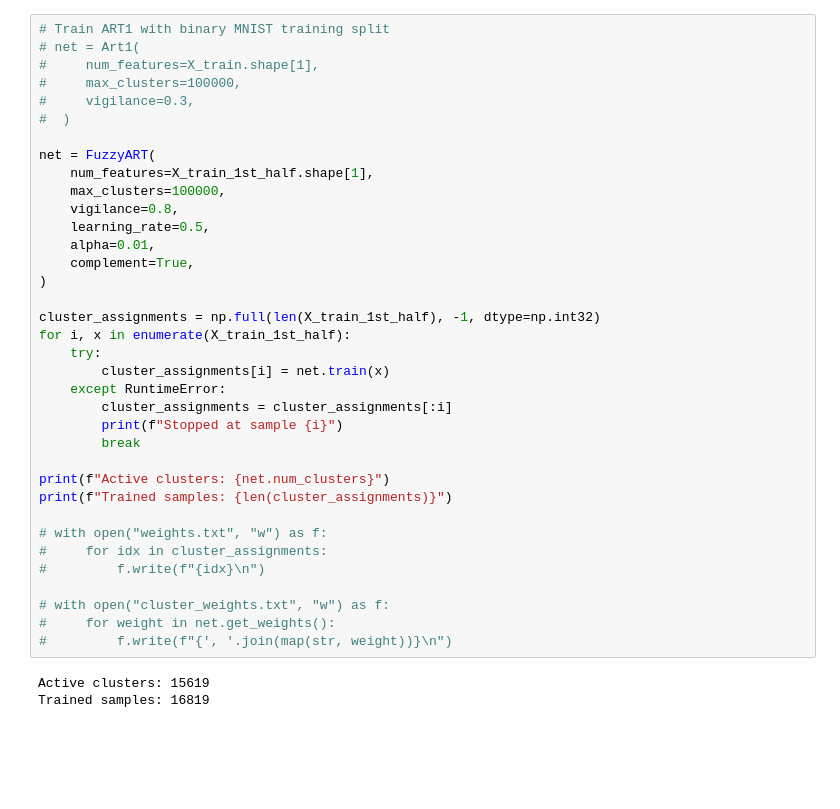
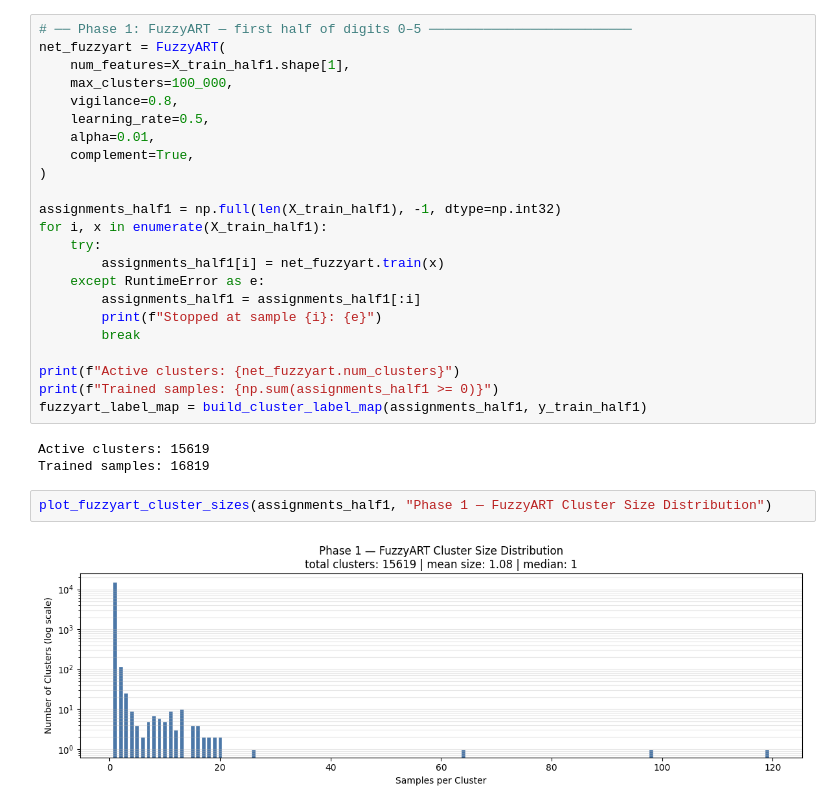
Before and after one commit to lsalatiel/art-epnn_neural-network-study, a Jupyter notebook: mnist_art.ipynb, the cells around one changed output. Cells and saved outputs as stored; diff of their text form; blank space fills up the shorter version.

```diff
--- a/mnist_art.ipynb
+++ b/mnist_art.ipynb
@@ -602,40 +666,31 @@ y_train_2nd_half = y_train[len(y_train) // 2:]
 # %%
-# Train ART1 with binary MNIST training split
-# net = Art1(
-#     num_features=X_train.shape[1],
-#     max_clusters=100000,
-#     vigilance=0.3,
-#  )
-
-net = FuzzyART(
-    num_features=X_train_1st_half.shape[1],
-    max_clusters=100000,
+# ── Phase 1: FuzzyART — first half of digits 0–5 ──────────────────────────
+net_fuzzyart = FuzzyART(
+    num_features=X_train_half1.shape[1],
+    max_clusters=100_000,
     vigilance=0.8,
     learning_rate=0.5,
     alpha=0.01,
     complement=True,
 )
 
-cluster_assignments = np.full(len(X_train_1st_half), -1, dtype=np.int32)
-for i, x in enumerate(X_train_1st_half):
+assignments_half1 = np.full(len(X_train_half1), -1, dtype=np.int32)
+for i, x in enumerate(X_train_half1):
     try:
-        cluster_assignments[i] = net.train(x)
-    except RuntimeError:
-        cluster_assignments = cluster_assignments[:i]
-        print(f"Stopped at sample {i}")
+        assignments_half1[i] = net_fuzzyart.train(x)
+    except RuntimeError as e:
+        assignments_half1 = assignments_half1[:i]
+        print(f"Stopped at sample {i}: {e}")
         break
 
-print(f"Active clusters: {net.num_clusters}")
-print(f"Trained samples: {len(cluster_assignments)}")
-
-# with open("weights.txt", "w") as f:
-#     for idx in cluster_assignments:
-#         f.write(f"{idx}\n")
-
-# with open("cluster_weights.txt", "w") as f:
-#     for weight in net.get_weights():
-#         f.write(f"{', '.join(map(str, weight))}\n")
+print(f"Active clusters: {net_fuzzyart.num_clusters}")
+print(f"Trained samples: {np.sum(assignments_half1 >= 0)}")
+fuzzyart_label_map = build_cluster_label_map(assignments_half1, y_train_half1)
 # %% [output]
 Active clusters: 15619
 Trained samples: 16819
+# %%
+plot_fuzzyart_cluster_sizes(assignments_half1, "Phase 1 — FuzzyART Cluster Size Distribution")
+# %% [output]
+[figure, added]
 # %%
```
Also changed, not shown: parts of 31 cells of this notebook.
